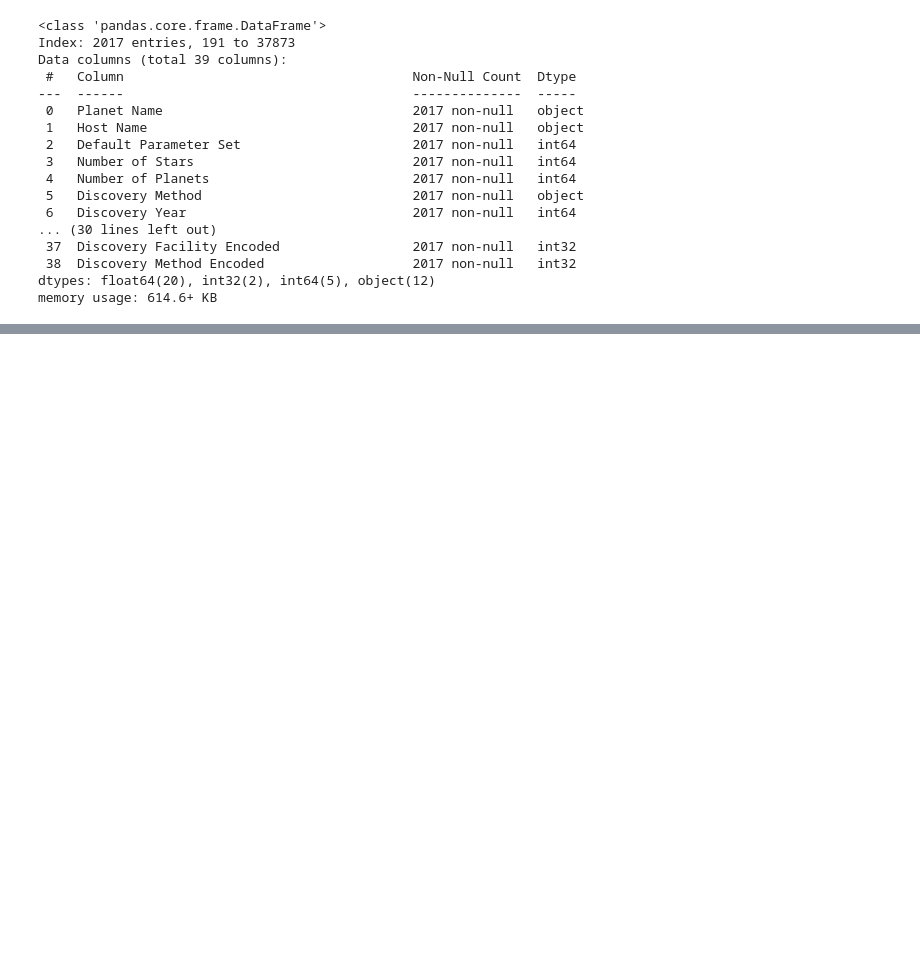
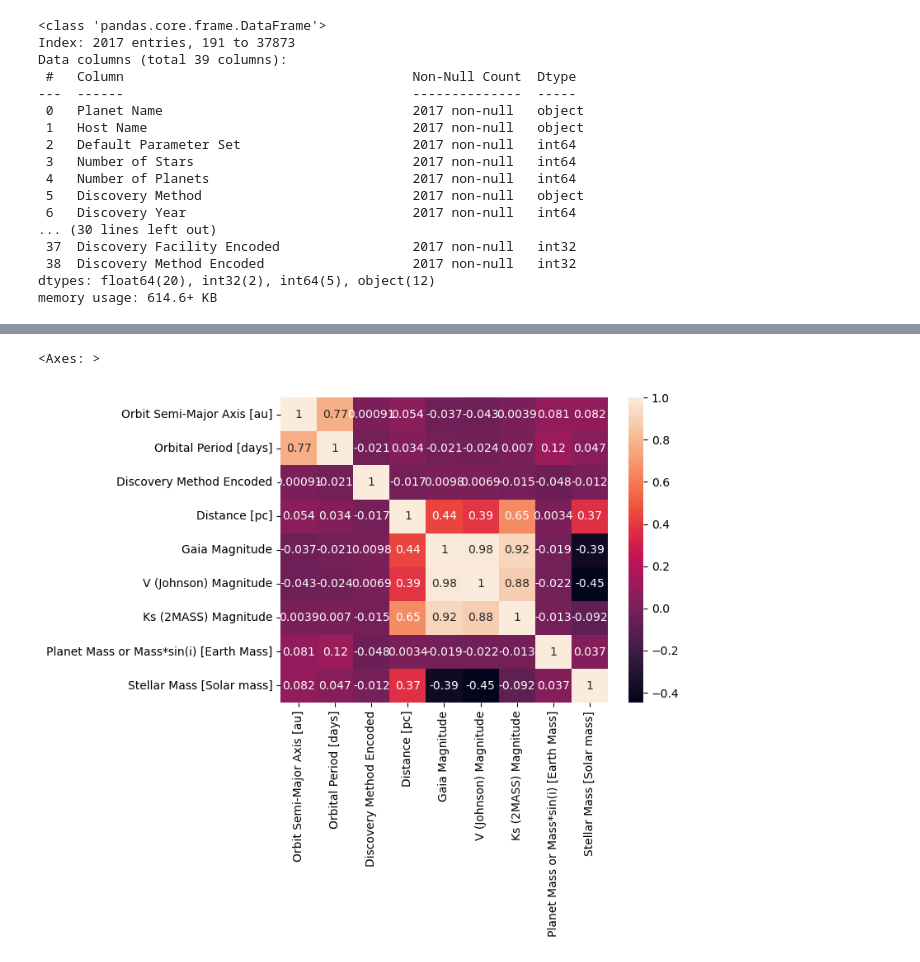
Before and after one commit to joshstantoncodes/Exoplanet-Exploration-Through-Data-Mining, a Jupyter notebook: exoplanetMining.ipynb, the cells around one changed output, grey strips where cells are left out. Saved outputs shown, nothing was run; the diff lists cells and outputs as text; code cells hidden in the pictures; blank space fills up the shorter version.

```diff
--- a/exoplanetMining.ipynb
+++ b/exoplanetMining.ipynb
@@ -469,0 +615,5 @@ kepler_filtered[Data show Transit Timing Variations']
+# %%
+sns.heatmap(pc2_kepler.corr(method='pearson', numeric_only=True),annot=True)
+# %% [output]
+<Axes: >
+[figure, added]
```
Also changed, not shown: parts of 17 cells of this notebook.
